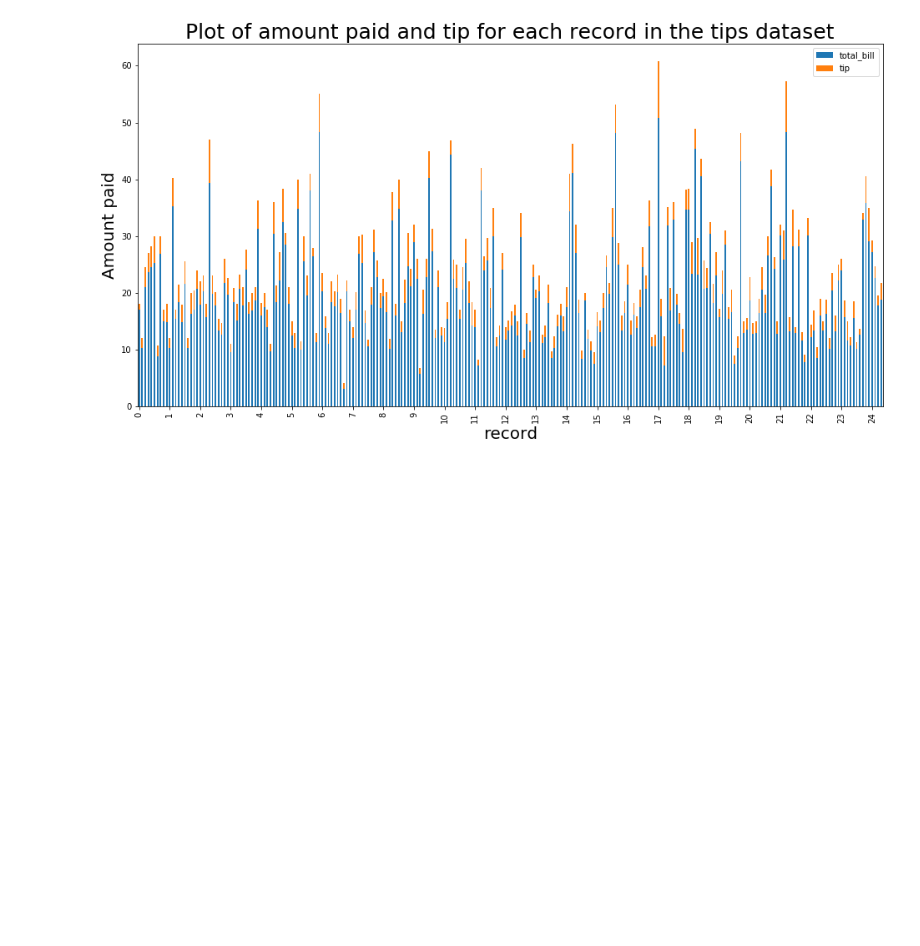
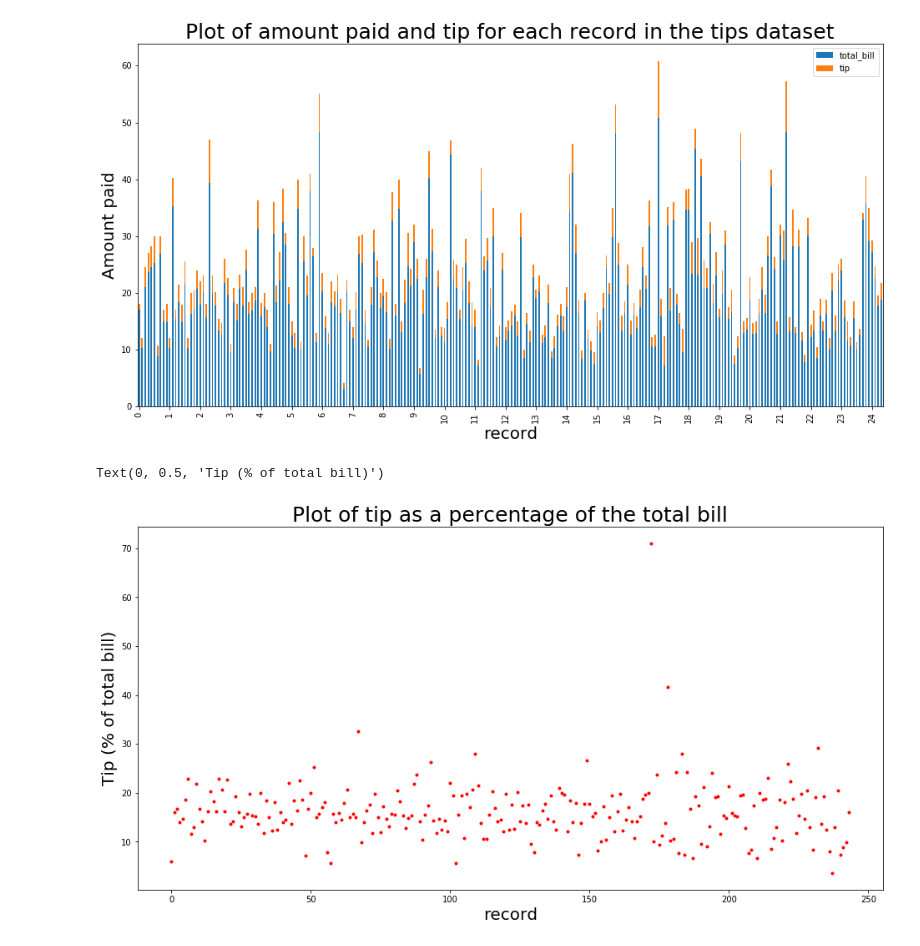
Before and after one commit to BarryClarke/Fundamentals---Assessment-2019, a Jupyter notebook: Tips dataset.ipynb, the cells around one changed output. Drawn from its saved outputs; the diff is of its cells as text; code cells hidden in the pictures; blank space fills up the shorter version.

```diff
--- a/Tips dataset.ipynb
+++ b/Tips dataset.ipynb
@@ -28,3 +31,17 @@ plt.ylabel('Amount paid', size=20)
 # %% [output]
 Text(0, 0.5, 'Amount paid')
 [figure]
+# %%
+data = pd.read_csv('Data/tips.csv')
+# Calculating the average tip per record, expressed as a percentage
+avetip = data["tip"]/data["total_bill"]*100
+plt.plot(avetip, 'r.')
+# Adjust the output plot sizes to be full page width
+plt.rcParams['figure.figsize'] = (16,8)
+# Adding plot titles and axis labels, with font size adjustments
+plt.title('Plot of tip as a percentage of the total bill', size=25)
+plt.xlabel('record', size=20)
+plt.ylabel('Tip (% of total bill)', size=20)
+# %% [output]
+Text(0, 0.5, 'Tip (% of total bill)')
+[figure, added]
```
Also changed, not shown: parts of 3 cells of this notebook, 1 other file.
